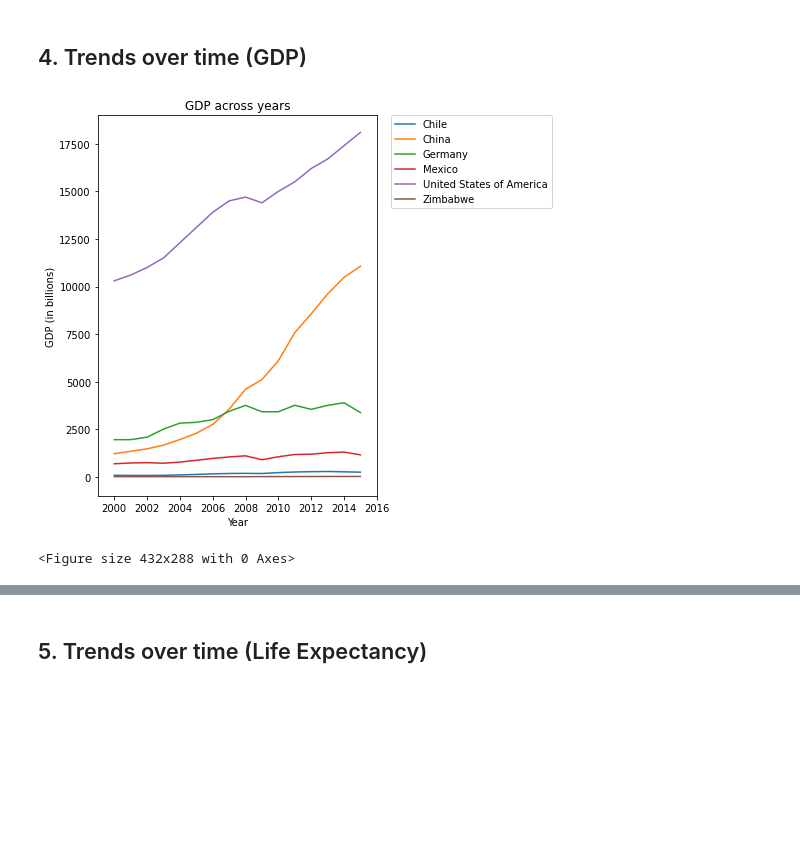
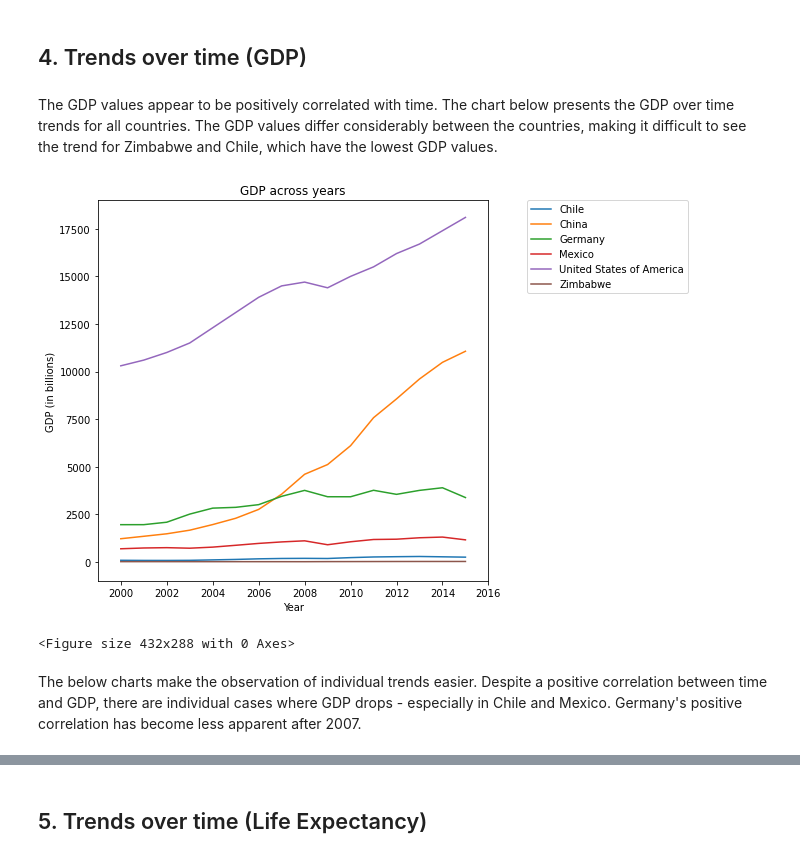
Before and after one commit to R0go/GDP_Life_Expectancy, a Jupyter notebook: life_expectancy_gdp.ipynb, the cells around one changed output, grey strips where cells are left out. Cells and saved outputs as stored; diff of their text form; code cells hidden in the pictures; blank space fills up the shorter version.

Commit message:
Reworked the graphs in chapter 4

```diff
--- a/life_expectancy_gdp.ipynb
+++ b/life_expectancy_gdp.ipynb
@@ -105,20 +105,24 @@ plt.clf()
 <Figure size 432x288 with 0 Axes>
 # %% [markdown]
 ## 4. Trends over time (GDP)
+# %% [markdown]
+The GDP values appear to be positively correlated with time. The chart below presents the GDP over time trends for all countries. The GDP values differ considerably between the countries, making it difficult to see the trend for Zimbabwe and Chile, which have the lowest GDP values.
 # %%
-plt.figure(figsize=[5,7])
+plt.figure(figsize=[7,7])
 for i in data_file.Country.unique():
     yvalues= data_file['GDP'][data_file['Country']==i]
     xvalues= data_file['Year'][data_file['Country']==i]
     plt.plot(xvalues, yvalues)
-plt.legend(data_file.Country.unique(), bbox_to_anchor=(1.05, 1),loc='upper left', borderaxespad=0.)
+plt.legend(data_file.Country.unique(), bbox_to_anchor=(1.1, 1),loc='upper left', borderaxespad=0.)
 plt.axis([1999,2016,-1000,19000])
 plt.title("GDP across years")
 plt.xlabel('Year')
 plt.ylabel('GDP (in billions)')
 plt.show()
 plt.clf()
 # %% [output]
-[figure, old version]
+[figure, new version]
 <Figure size 432x288 with 0 Axes>
+# %% [markdown]
+The below charts make the observation of individual trends easier. Despite a positive correlation between time and GDP, there are individual cases where GDP drops - especially in Chile and Mexico. Germany's positive correlation has become less apparent after 2007.
 # %%
```
Also changed, not shown: parts of 1 cell of this notebook.
